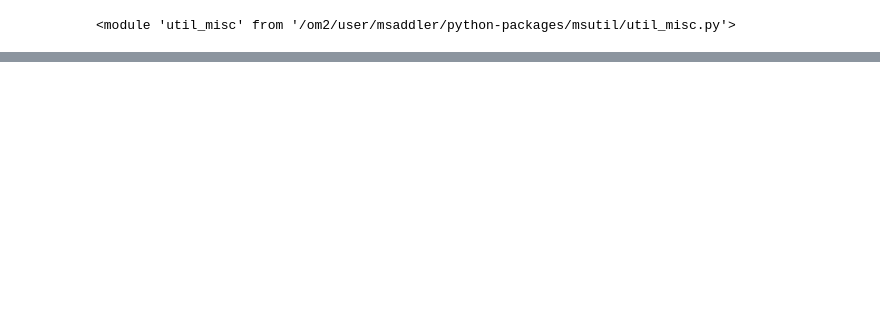
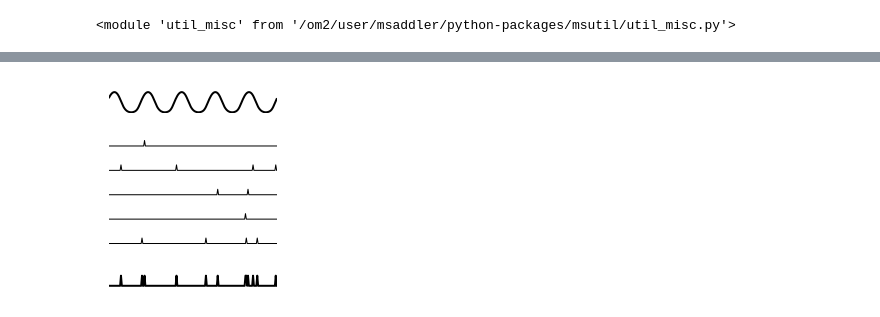
Before and after one commit to msaddler/bez2018model, a Jupyter notebook: notebook_figures_bez2018model.ipynb, the cells around one changed output, grey strips where cells are left out. Saved outputs shown, nothing was run; the diff lists cells and outputs as text; code cells hidden in the pictures; blank space fills up the shorter version.

```diff
--- a/notebook_figures_bez2018model.ipynb
+++ b/notebook_figures_bez2018model.ipynb
@@ -329,0 +376,47 @@ plt.show()
+# %%
+gridspec_kw = {
+    'hspace': 0.15,
+    'height_ratios': [1, 6, 1],
+}
+fig, ax = plt.subplots(figsize=(3, 3.6), ncols=1, nrows=3, gridspec_kw=gridspec_kw)
+
+t = np.arange(0, out_dict['signal'].shape[0]) / out_dict['signal_fs']
+ax[0].plot(t, out_dict['nervegram_vihcs'][0], color='k', lw=2)
+
+y_time = np.arange(0, out_dict['nervegram_spike_tensor_dense'].shape[-1]) / out_dict['nervegram_spike_tensor_fs']
+y_sum = np.zeros_like(y_time)
+y_sum_all = np.zeros_like(y_time)
+for itr_fiber in range(out_dict['nervegram_spike_tensor_dense'].shape[0]):
+    y = 0.9 * (out_dict['nervegram_spike_tensor_dense'][itr_fiber, 0, :])
+    y_sum_all = y_sum_all + y
+    if (itr_fiber + 3) % 4 == 0:
+#     if (itr_fiber + 3) % 1 == 0:
+        y_sum = y_sum + y
+        ax[1].plot(y_time, y + itr_fiber, color='k', lw=1)
+    else:
+        ax[1].plot(y_time, y + itr_fiber, color='k', lw=1, alpha=0)
+
+ax[2].plot(y_time, y_sum_all, color='k', lw=2, alpha=0)
+ax[2].plot(y_time, y_sum, color='k', lw=2)
+
+for axi in ax:
+    ax = util_figures.format_axes(
+        axi,
+        str_xlabel=None,
+        str_ylabel=None,
+        str_title=None,
+        xticks=[],
+        xticklabels=[],
+        xticks_minor=[],
+        yticks=[],
+        yticklabels=[],
+        yticks_minor=[],
+        xlimits=[y_time[0], y_time[-1]],
+        ylimits=None,
+        spines_to_hide=['left', 'right', 'top', 'bottom']
+    )
+plt.show()
+
+# fig.savefig('tmp.pdf', bbox_inches='tight', transparent=True, pad_inches=0)
+# %% [output]
+[figure, added]
```
Also changed, not shown: parts of 6 cells of this notebook.
